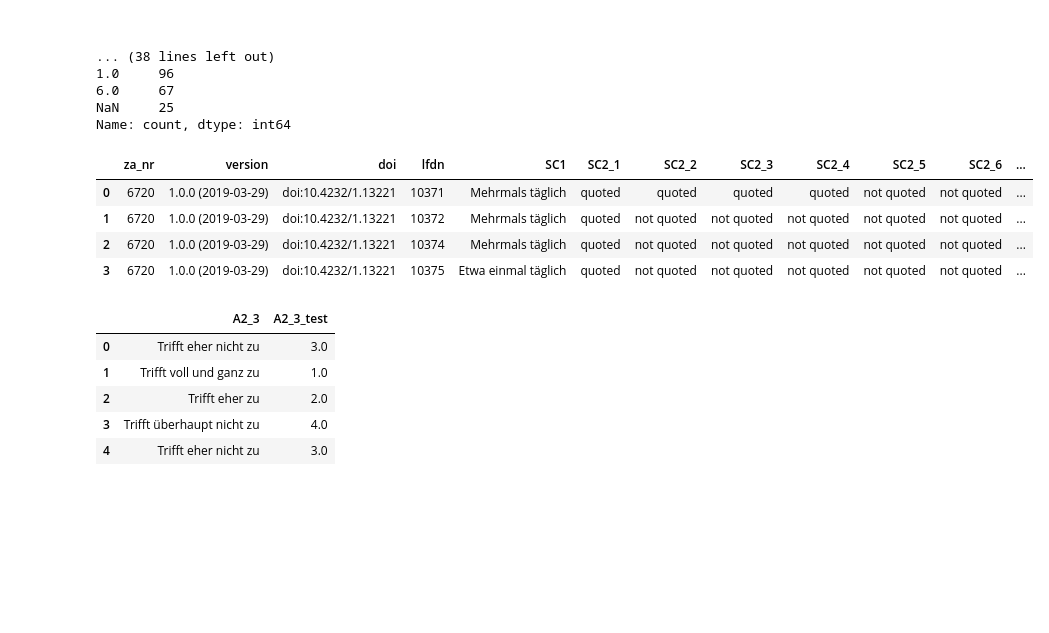
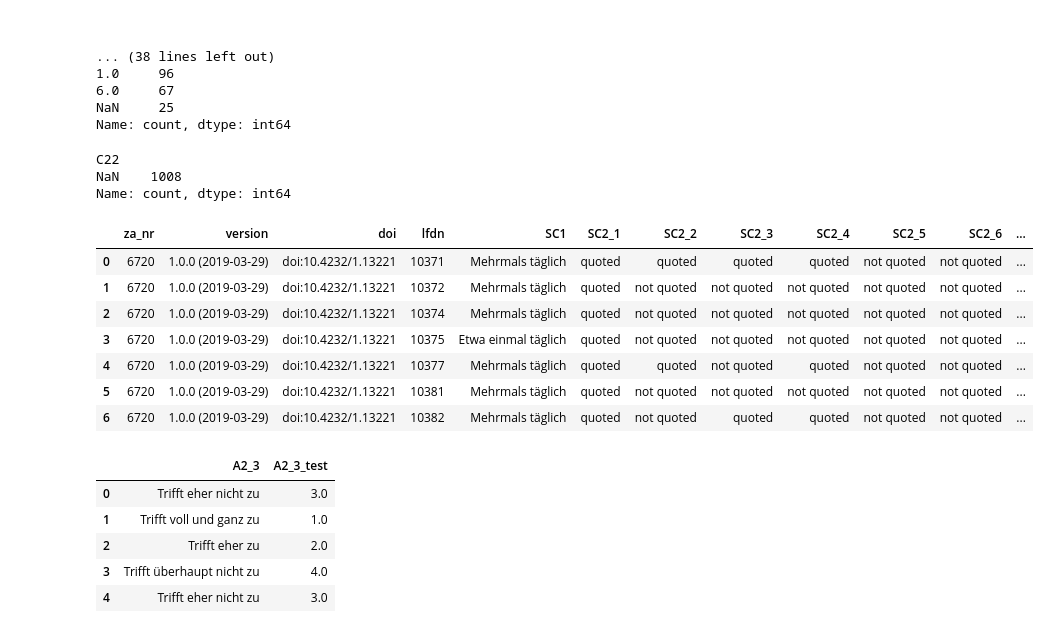
Before and after one commit to lara-polat/python_kurs, a Jupyter notebook: Project_Datenbereinigung.ipynb, the cells around one changed output. Drawn from its saved outputs; the diff is of its cells as text; code cells hidden in the pictures; blank space fills up the shorter version.

```diff
--- a/Project_Datenbereinigung.ipynb
+++ b/Project_Datenbereinigung.ipynb
@@ -472,0 +748,12 @@ for i in range(1, 6):
+# %%
+# Mapping für C22 ACHTUNG!!
+
+c22_mapping = {
+    "Sehr gut": 1,
+    "Gut": 2,
+    "Weniger gut": 3,
+    "Schlecht": 4,
+    "Weiß nicht": np.nan
+}
+
+df_renamed["C22"] = df_renamed["C22"].apply(lambda x: c22_mapping[x] if x in c22_mapping else np.nan)
@@ -472,0 +785,30 @@ for i in range(1, 6):
+# %%
+# Mapping für D24
+
+d24_mapping = {
+    "Nutze ich häufig": 1,
+    "Nutze ich gelegentlich": 2,
+    "Nutze ich selten": 3,
+    "Kenne ich zwar, nutze ich aber nie": 4,
+    "Kenne ich nicht": np.nan,
+    "Weiß nicht": np.nan
+}
+
+d24_vars = [f"D24_{i}" for i in range(1, 15)]
+
+def map_d24(x):
+    if pd.isna(x):
+        return np.nan
+    if x in d24_mapping:
+        return d24_mapping[x]
+    try:
+        return int(x) if int(x) in [1, 2, 3, 4] else np.nan
+    except:
+        return np.nan
+
+for var in d24_vars:
+    df_renamed[var] = df_renamed[var].apply(map_d24)
+# %%
+#Alter überschreiben, sodass es nur noch eine Zahl ist
+
+df_renamed["S2"] = df_renamed["S2"].str.extract(r"(\d+)").astype(float)
@@ -493,14 +837,23 @@ Name: count, dtype: int64
 6.0     67
 NaN     25
 Name: count, dtype: int64
+# %%
+df_renamed['C22'].value_counts(dropna=False)
+# %% [output]
+C22
+NaN    1008
+Name: count, dtype: int64
 # %%
-df_renamed.head(4)
+df_renamed.head(7)
 # %% [output]
 |  | za_nr | version | doi | lfdn | SC1 | SC2_1 | SC2_2 | SC2_3 | SC2_4 | SC2_5 | SC2_6 | ... |
 | 0 | 6720 | 1.0.0 (2019-03-29) | doi:10.4232/1.13221 | 10371 | Mehrmals täglich | quoted | quoted | quoted | quoted | not quoted | not quoted | ... |
 | 1 | 6720 | 1.0.0 (2019-03-29) | doi:10.4232/1.13221 | 10372 | Mehrmals täglich | quoted | not quoted | not quoted | not quoted | not quoted | not quoted | ... |
 | 2 | 6720 | 1.0.0 (2019-03-29) | doi:10.4232/1.13221 | 10374 | Mehrmals täglich | quoted | not quoted | not quoted | not quoted | not quoted | not quoted | ... |
 | 3 | 6720 | 1.0.0 (2019-03-29) | doi:10.4232/1.13221 | 10375 | Etwa einmal täglich | quoted | not quoted | not quoted | not quoted | not quoted | not quoted | ... |
+| 4 | 6720 | 1.0.0 (2019-03-29) | doi:10.4232/1.13221 | 10377 | Mehrmals täglich | quoted | quoted | not quoted | quoted | not quoted | not quoted | ... |
+| 5 | 6720 | 1.0.0 (2019-03-29) | doi:10.4232/1.13221 | 10381 | Mehrmals täglich | quoted | not quoted | not quoted | not quoted | not quoted | not quoted | ... |
+| 6 | 6720 | 1.0.0 (2019-03-29) | doi:10.4232/1.13221 | 10382 | Mehrmals täglich | quoted | not quoted | quoted | quoted | not quoted | not quoted | ... |
 # %%
 df_renamed[["A2_3", "A2_3_test"]].head()
 # %% [output]
```
Also changed, not shown: parts of 16 cells of this notebook.
